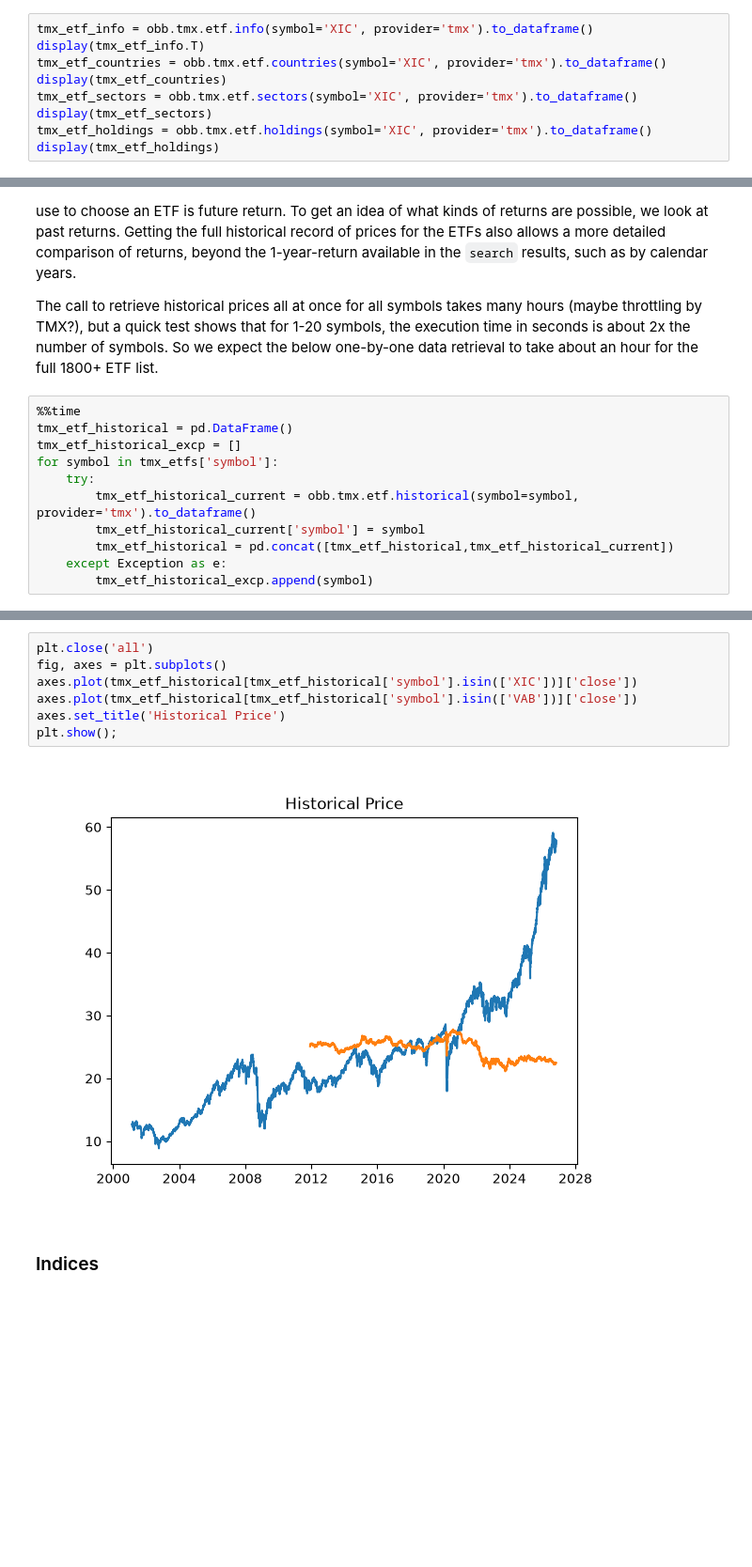
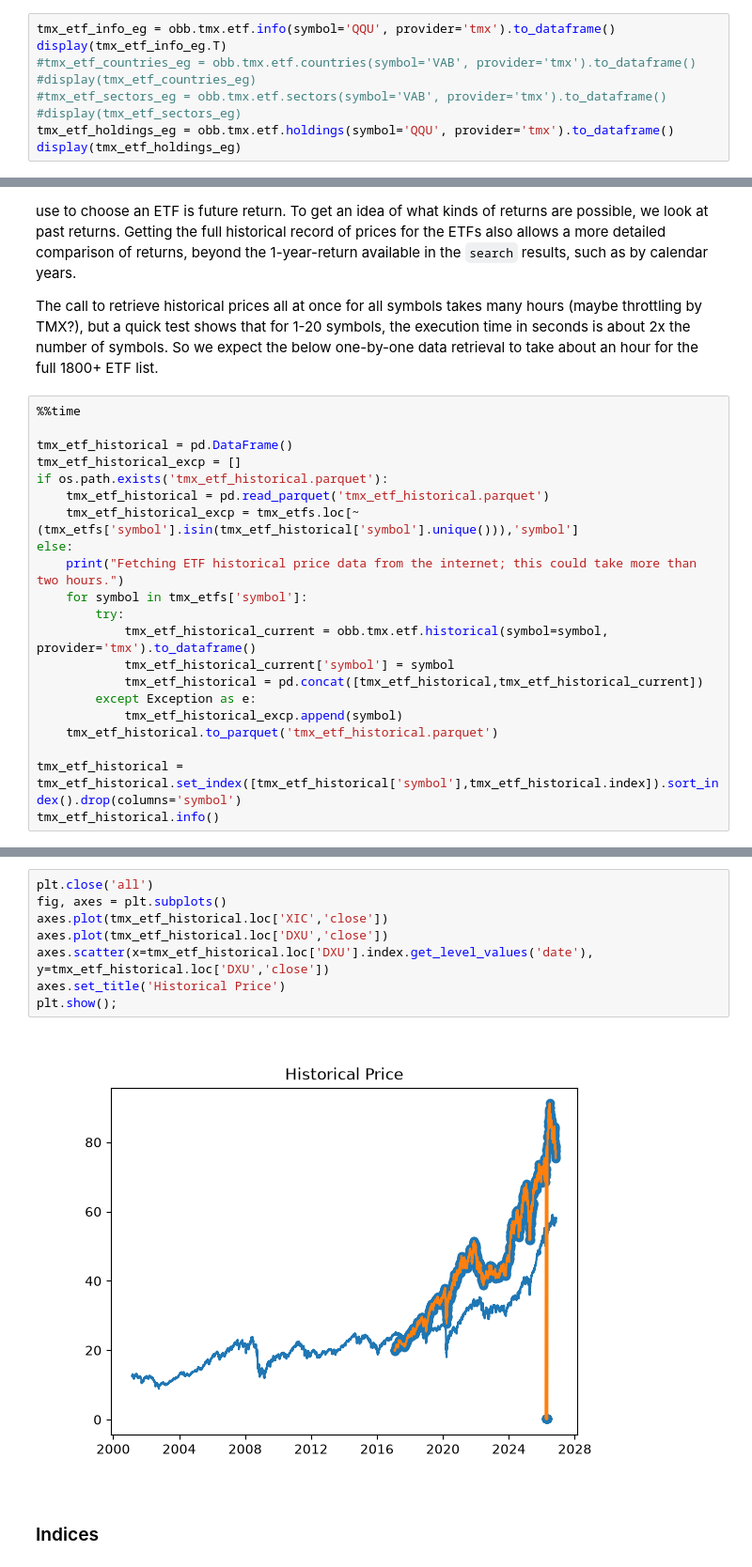
Before and after one commit to apetre/show-your-work, a Jupyter notebook: Choosing_an_ETF.ipynb, the cells around one changed output, grey strips where cells are left out. Shown at 94% size. Saved outputs shown, nothing was run; the diff lists cells and outputs as text; blank space fills up the shorter version.

Commit message:
Expanded write-up of historical data cleaning. Added caching for long-running openBB calls. Calculate and visualize returns from historical data.

```diff
--- a/Choosing_an_ETF.ipynb
+++ b/Choosing_an_ETF.ipynb
@@ -183,13 +135,13 @@ tmx_etfs[['symbol','name','aum','management_fee']].sort_values(by=['aum'], ascen
 | 1524 | XEF | iShares Core MSCI EAFE IMI Index ETF | 2.430476e+10 | 0.20 |
 | 1562 | XIU | iShares S&P/TSX 60 Index ETF | 2.381866e+10 | 0.15 |
 # %%
-tmx_etf_info = obb.tmx.etf.info(symbol='XIC', provider='tmx').to_dataframe()
-display(tmx_etf_info.T)
-tmx_etf_countries = obb.tmx.etf.countries(symbol='XIC', provider='tmx').to_dataframe()
-display(tmx_etf_countries)
-tmx_etf_sectors = obb.tmx.etf.sectors(symbol='XIC', provider='tmx').to_dataframe()
-display(tmx_etf_sectors)
-tmx_etf_holdings = obb.tmx.etf.holdings(symbol='XIC', provider='tmx').to_dataframe()
-display(tmx_etf_holdings)
+tmx_etf_info_eg = obb.tmx.etf.info(symbol='QQU', provider='tmx').to_dataframe()
+display(tmx_etf_info_eg.T)
+#tmx_etf_countries_eg = obb.tmx.etf.countries(symbol='VAB', provider='tmx').to_dataframe()
+#display(tmx_etf_countries_eg)
+#tmx_etf_sectors_eg = obb.tmx.etf.sectors(symbol='VAB', provider='tmx').to_dataframe()
+#display(tmx_etf_sectors_eg)
+tmx_etf_holdings_eg = obb.tmx.etf.holdings(symbol='QQU', provider='tmx').to_dataframe()
+display(tmx_etf_holdings_eg)
 # %% [output]
 |  | 0 |
@@ -376,13 +326,23 @@ Although past performance is not a guarrantee of future returns, the main criter
 The call to retrieve historical prices all at once for all symbols takes many hours (maybe throttling by TMX?), but a quick test shows that for 1-20 symbols, the execution time in seconds is about 2x the number of symbols. So we expect the below one-by-one data retrieval to take about an hour for the full 1800+ ETF list.
 # %%
 %%time
+
 tmx_etf_historical = pd.DataFrame()
 tmx_etf_historical_excp = []
-for symbol in tmx_etfs['symbol']:
-    try:
-        tmx_etf_historical_current = obb.tmx.etf.historical(symbol=symbol, provider='tmx').to_dataframe()
-        tmx_etf_historical_current['symbol'] = symbol
-        tmx_etf_historical = pd.concat([tmx_etf_historical,tmx_etf_historical_current])
-    except Exception as e:
-        tmx_etf_historical_excp.append(symbol)
+if os.path.exists('tmx_etf_historical.parquet'):
+    tmx_etf_historical = pd.read_parquet('tmx_etf_historical.parquet')
+    tmx_etf_historical_excp = tmx_etfs.loc[~(tmx_etfs['symbol'].isin(tmx_etf_historical['symbol'].unique())),'symbol']
+else:
+    print("Fetching ETF historical price data from the internet; this could take more than two hours.")
+    for symbol in tmx_etfs['symbol']:
+        try:
+            tmx_etf_historical_current = obb.tmx.etf.historical(symbol=symbol, provider='tmx').to_dataframe()
+            tmx_etf_historical_current['symbol'] = symbol
+            tmx_etf_historical = pd.concat([tmx_etf_historical,tmx_etf_historical_current])
+        except Exception as e:
+            tmx_etf_historical_excp.append(symbol)
+    tmx_etf_historical.to_parquet('tmx_etf_historical.parquet')
+
+tmx_etf_historical = tmx_etf_historical.set_index([tmx_etf_historical['symbol'],tmx_etf_historical.index]).sort_index().drop(columns='symbol')
+tmx_etf_historical.info()
 # %% [output]
@@ -414,11 +368,12 @@ memory usage: 225.9+ MB
 # %%
 plt.close('all')
 fig, axes = plt.subplots()
-axes.plot(tmx_etf_historical[tmx_etf_historical['symbol'].isin(['XIC'])]['close'])
-axes.plot(tmx_etf_historical[tmx_etf_historical['symbol'].isin(['VAB'])]['close'])
+axes.plot(tmx_etf_historical.loc['XIC','close'])
+axes.plot(tmx_etf_historical.loc['DXU','close'])
+axes.scatter(x=tmx_etf_historical.loc['DXU'].index.get_level_values('date'), y=tmx_etf_historical.loc['DXU','close'])
 axes.set_title('Historical Price')
 plt.show();
 # %% [output]
-[figure, old version]
+[figure, new version]
 # %% [markdown]
 ### Indices
```
Also changed, not shown: parts of 58 cells of this notebook.
